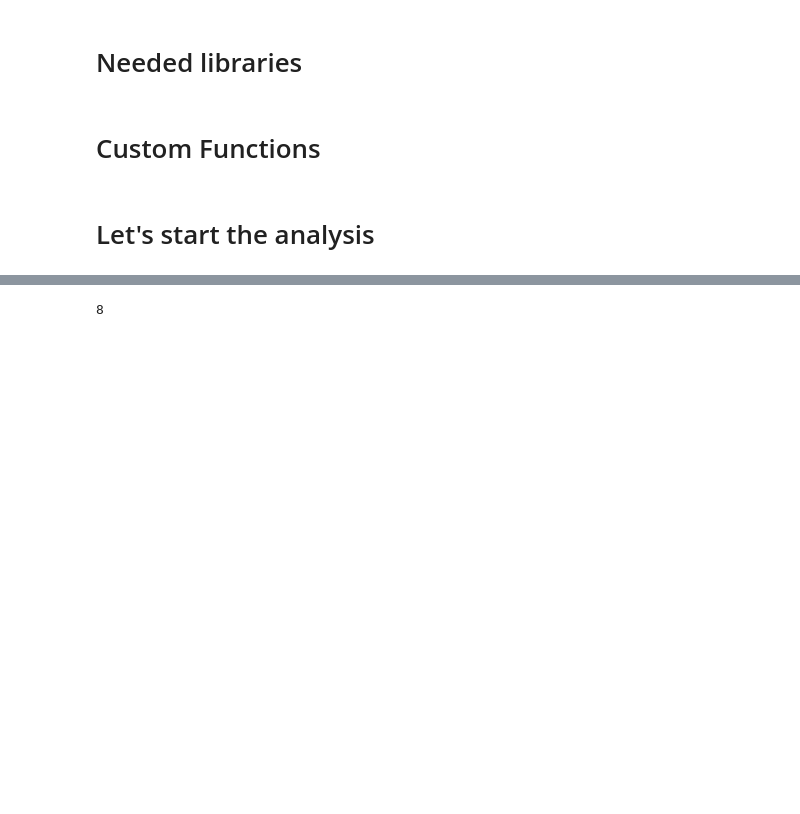
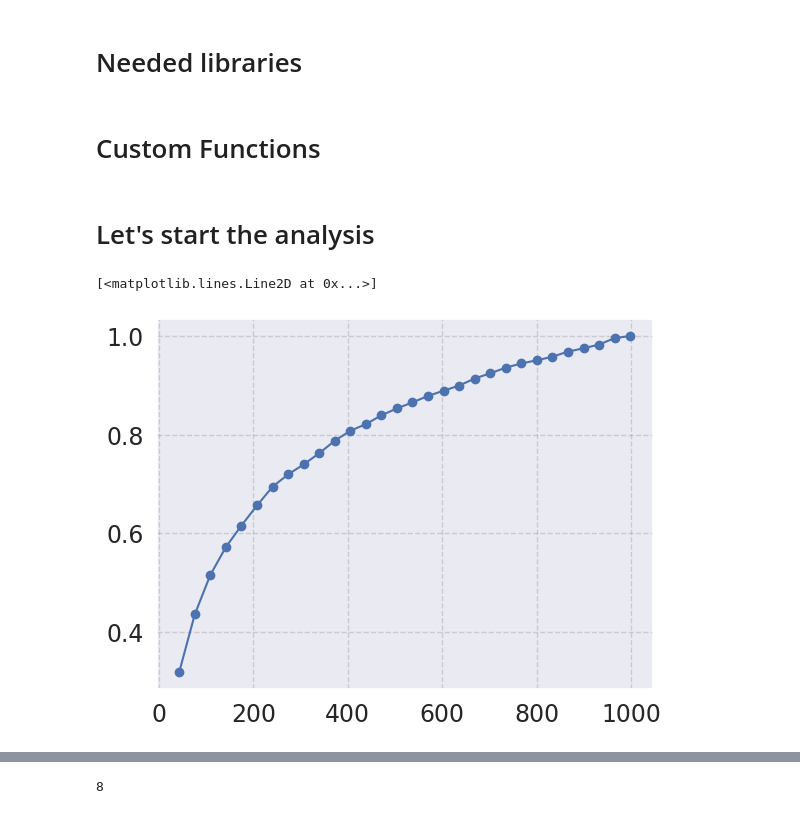
Before and after one commit to Martindelosrios/dwarf, a Jupyter notebook: codes/analysisVaryingPars.ipynb, the cells around one changed output, grey strips where cells are left out. Drawn from its saved outputs; the diff is of its cells as text; code cells hidden in the pictures; blank space fills up the shorter version.

```diff
--- a/codes/analysisVaryingPars.ipynb
+++ b/codes/analysisVaryingPars.ipynb
@@ -334,3 +350,18 @@ def plotDwarf(ax, dw_data, full = None, ref = None, indices = None, nbins = 20):
 # Let's load the true data for the galaxies
 ifile = 96
 data = np.loadtxt('../data/mocks/library.survey.UFGX_LIB' + str(ifile) + '.dat')
+# %%
+# Calcular el histograma
+counts, bin_edges = np.histogram(data[:,12], bins=30, density=True)
+
+# Calcular el histograma acumulado
+cumulative_counts = np.cumsum(counts)  # Suma acumulativa
+
+# Normalizar para que el acumulado llegue a 1
+cumulative_counts /= cumulative_counts[-1]
+
+# Graficar
+plt.plot(bin_edges[1:], cumulative_counts, marker='o', linestyle='-')
+# %% [output]
+[<matplotlib.lines.Line2D at 0x...>]
+[figure, added]
```
Also changed, not shown: parts of 31 cells of this notebook.
